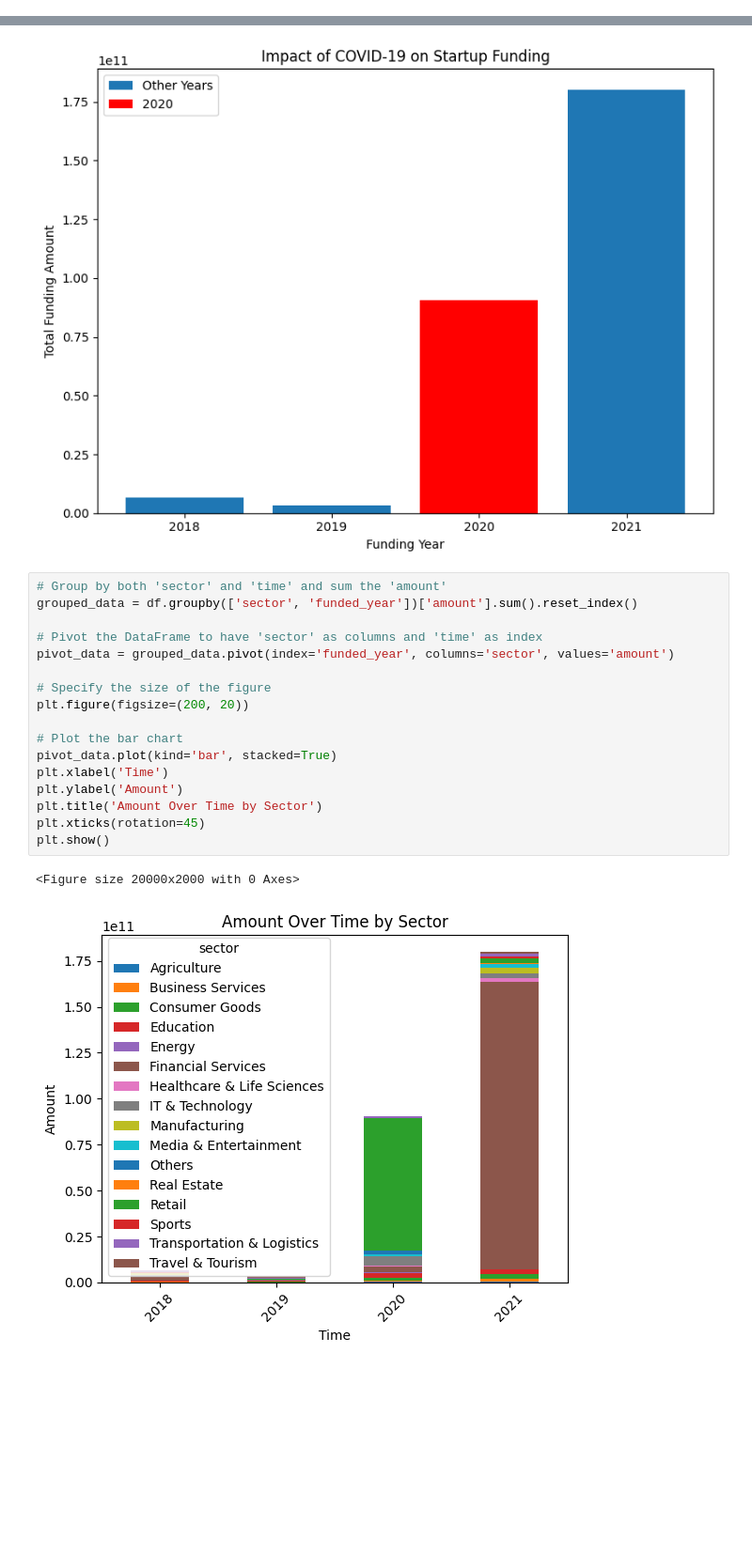
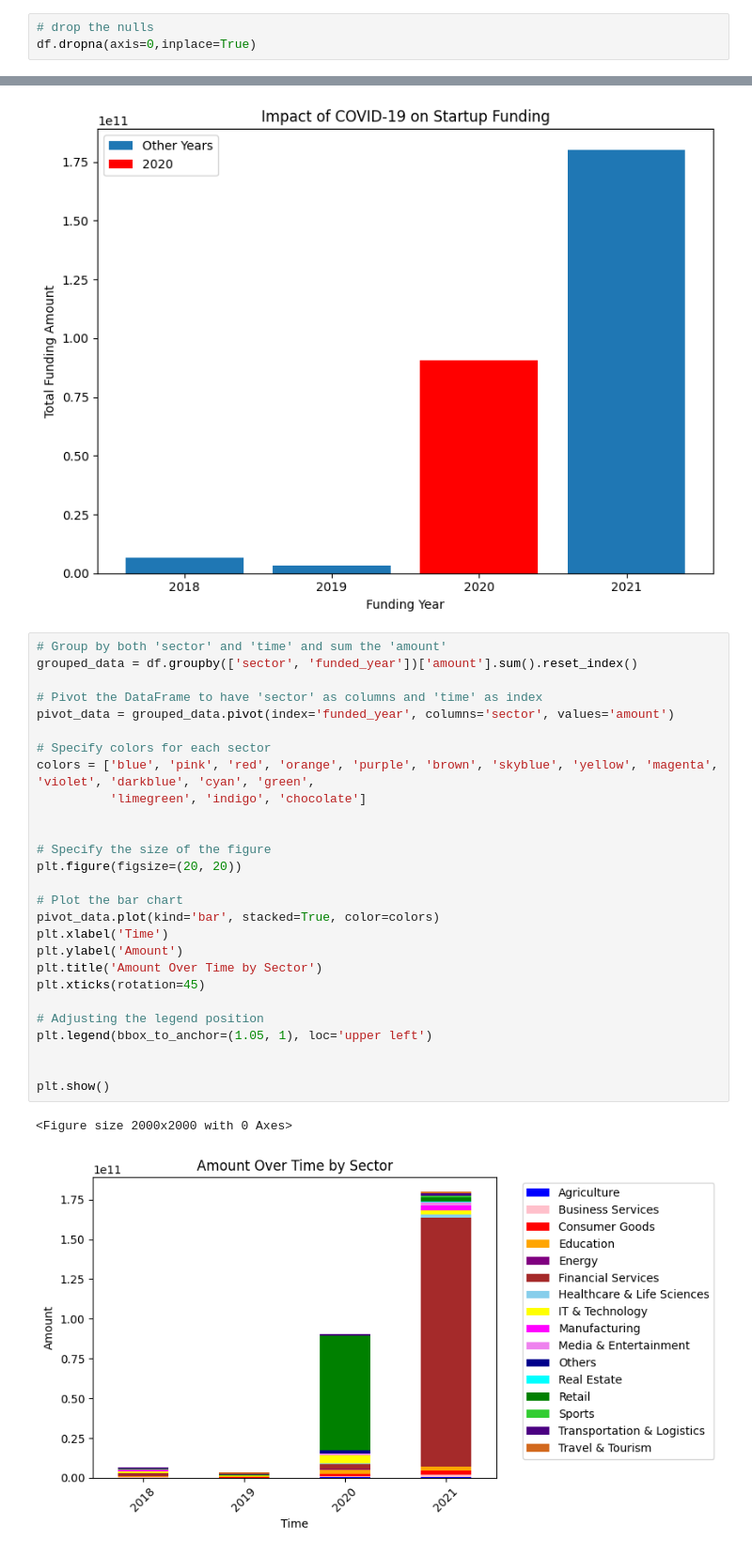
Before and after one commit to Azubi-Team-Selenium/Indian_Start_Up_Analysis, a Jupyter notebook: start_up_analysis.ipynb, the cells around one changed output, grey strips where cells are left out. Shown at 94% size. Cells and saved outputs as stored; diff of their text form; blank space fills up the shorter version.

```diff
--- a/start_up_analysis.ipynb
+++ b/start_up_analysis.ipynb
@@ -3077,0 +3120,3 @@ df.to_csv("Indian_startup_ecosystem_final_dataset")
+# %%
+# drop the nulls
+df.dropna(axis=0,inplace=True)
@@ -3250,20 +3367,30 @@ plt.show()
 # %%
 # Group by both 'sector' and 'time' and sum the 'amount'
 grouped_data = df.groupby(['sector', 'funded_year'])['amount'].sum().reset_index()
 
 # Pivot the DataFrame to have 'sector' as columns and 'time' as index
 pivot_data = grouped_data.pivot(index='funded_year', columns='sector', values='amount')
 
+# Specify colors for each sector
+colors = ['blue', 'pink', 'red', 'orange', 'purple', 'brown', 'skyblue', 'yellow', 'magenta', 'violet', 'darkblue', 'cyan', 'green',
+          'limegreen', 'indigo', 'chocolate']
+
+
 # Specify the size of the figure
-plt.figure(figsize=(200, 20))
+plt.figure(figsize=(20, 20))
 
 # Plot the bar chart
-pivot_data.plot(kind='bar', stacked=True)
+pivot_data.plot(kind='bar', stacked=True, color=colors)
 plt.xlabel('Time')
 plt.ylabel('Amount')
 plt.title('Amount Over Time by Sector')
 plt.xticks(rotation=45)
+
+# Adjusting the legend position
+plt.legend(bbox_to_anchor=(1.05, 1), loc='upper left')
+
+
 plt.show()
 # %% [output]
-<Figure size 20000x2000 with 0 Axes>
+<Figure size 2000x2000 with 0 Axes>
-[figure, old version]
+[figure, new version]
```
Also changed, not shown: parts of 21 cells of this notebook.
